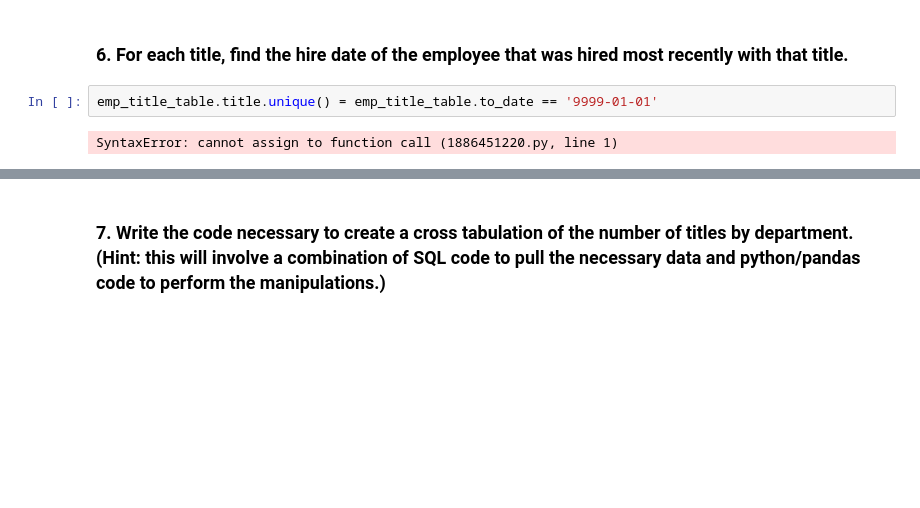
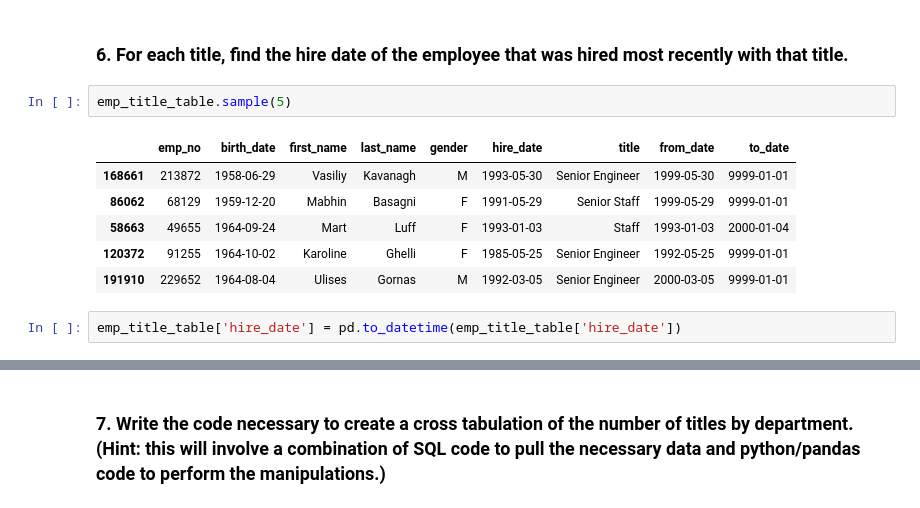
Before and after one commit to Jared-Wood135/numpy-pandas-visualization-exercises, a Jupyter notebook: advanced_dataframes.ipynb, the cells around one changed output, grey strips where cells are left out. Cells and saved outputs as stored; diff of their text form; blank space fills up the shorter version.

```diff
--- a/advanced_dataframes.ipynb
+++ b/advanced_dataframes.ipynb
@@ -476,7 +476,14 @@ emp_title_table
 443308 rows × 9 columns
 # %% [markdown]
 ### 6. For each title, find the hire date of the employee that was hired most recently with that title.
-# %%
-emp_title_table.title.unique() = emp_title_table.to_date == '9999-01-01'
-# %% [output]
-SyntaxError: cannot assign to function call (1886451220.py, line 1)
+# %%
+emp_title_table.sample(5)
+# %% [output]
+|  | emp_no | birth_date | first_name | last_name | gender | hire_date | title | from_date | to_date |
+| 168661 | 213872 | 1958-06-29 | Vasiliy | Kavanagh | M | 1993-05-30 | Senior Engineer | 1999-05-30 | 9999-01-01 |
+| 86062 | 68129 | 1959-12-20 | Mabhin | Basagni | F | 1991-05-29 | Senior Staff | 1999-05-29 | 9999-01-01 |
+| 58663 | 49655 | 1964-09-24 | Mart | Luff | F | 1993-01-03 | Staff | 1993-01-03 | 2000-01-04 |
+| 120372 | 91255 | 1964-10-02 | Karoline | Ghelli | F | 1985-05-25 | Senior Engineer | 1992-05-25 | 9999-01-01 |
+| 191910 | 229652 | 1964-08-04 | Ulises | Gornas | M | 1992-03-05 | Senior Engineer | 2000-03-05 | 9999-01-01 |
+# %%
+emp_title_table['hire_date'] = pd.to_datetime(emp_title_table['hire_date'])
```
Also changed, not shown: parts of 17 cells of this notebook.
